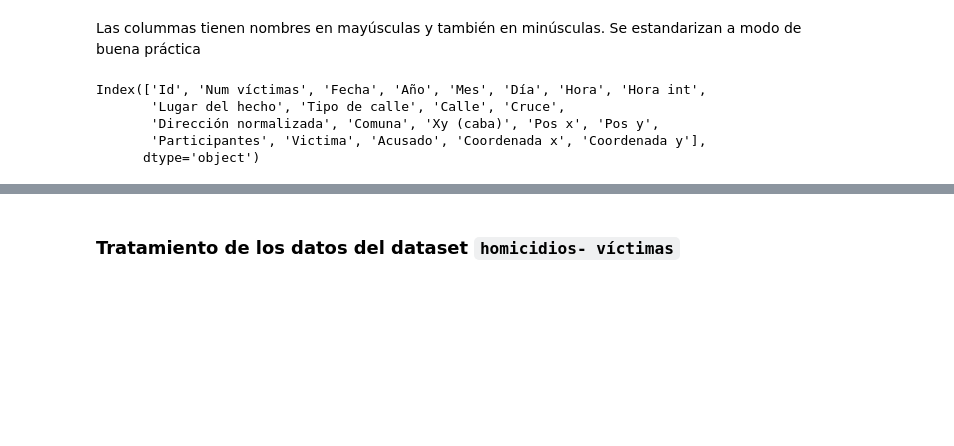
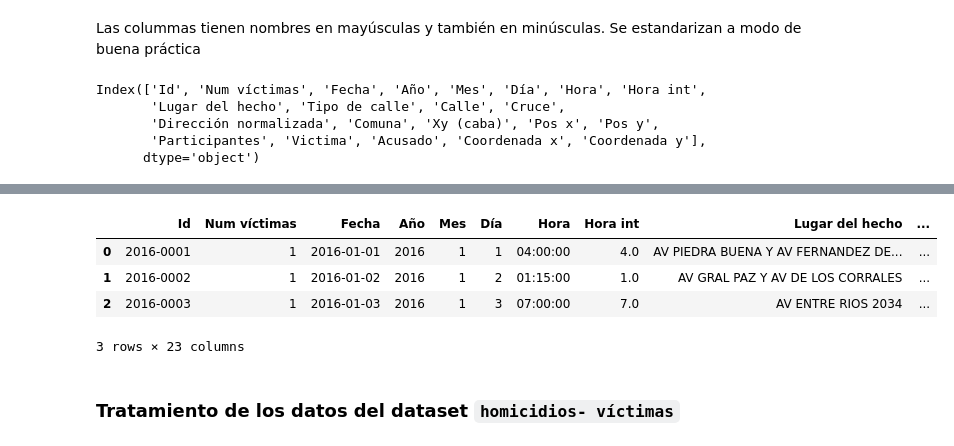
Before and after one commit to JimeFioni/PI-02-Siniestros-Viales, a Jupyter notebook: EDA.ipynb, the cells around one changed output, grey strips where cells are left out. Drawn from its saved outputs; the diff is of its cells as text; code cells hidden in the pictures; blank space fills up the shorter version.

Commit message:
se agrega dias semana

```diff
--- a/EDA.ipynb
+++ b/EDA.ipynb
@@ -218,3 +236,24 @@ Index(['Id', 'Num víctimas', 'Fecha', 'Año', 'Mes', 'Día', 'Hora', 'Hora int'
+# %%
+#Creo una columna nueva `Día semana` que contenga el nombre del día de la semana
+homicidios_hechos['Día semana'] = homicidios_hechos['Fecha'].dt.strftime('%A')
+
+#Creo un diccionario para modificar a español los nombres de los dás de la semana y lo aplico a la columna nueva
+dic={  'Friday':'Viernes',
+       'Saturday': 'Sabado',
+       'Sunday': 'Domingo',
+       'Thursday': 'Jueves',
+        'Monday': 'Lunes',
+        'Wednesday': 'Miercoles',
+       'Tuesday': 'Martes'}
+homicidios_hechos['Día semana'] =homicidios_hechos['Día semana'].replace(dic)
+# %%
+homicidios_hechos.head(3)
+# %% [output]
+|  | Id | Num víctimas | Fecha | Año | Mes | Día | Hora | Hora int | Lugar del hecho | ... |
+| 0 | 2016-0001 | 1 | 2016-01-01 | 2016 | 1 | 1 | 04:00:00 | 4.0 | AV PIEDRA BUENA Y AV FERNANDEZ DE... | ... |
+| 1 | 2016-0002 | 1 | 2016-01-02 | 2016 | 1 | 2 | 01:15:00 | 1.0 | AV GRAL PAZ Y AV DE LOS CORRALES | ... |
+| 2 | 2016-0003 | 1 | 2016-01-03 | 2016 | 1 | 3 | 07:00:00 | 7.0 | AV ENTRE RIOS 2034 | ... |
+3 rows × 23 columns
 # %% [markdown]
 ### Tratamiento de los datos del dataset `homicidios- víctimas`
 # %%
```
Also changed, not shown: parts of 4 cells of this notebook.
